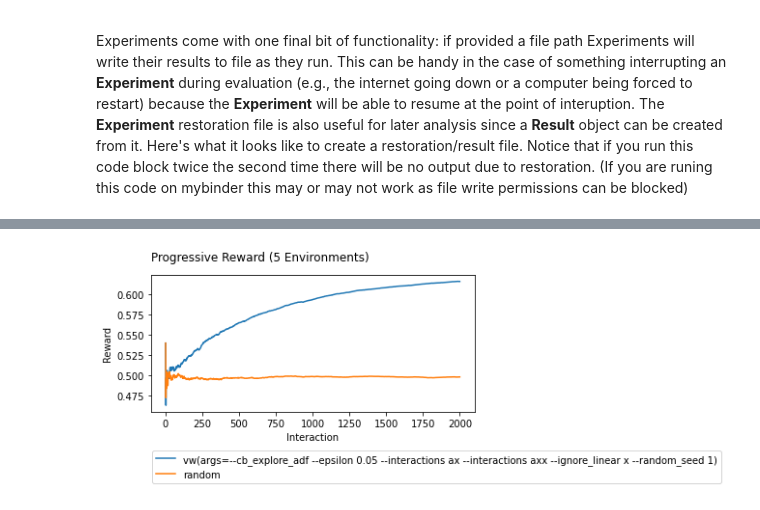
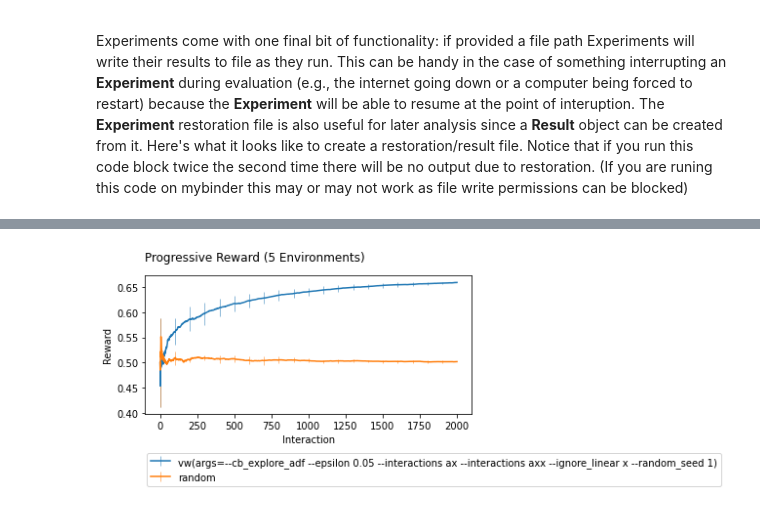
Before and after one commit to VowpalWabbit/coba, a Jupyter notebook: examples/notebooks/Experiments.ipynb, the cells around one changed output, grey strips where cells are left out. Saved outputs shown, nothing was run; the diff lists cells and outputs as text; code cells hidden in the pictures.

```diff
--- a/examples/notebooks/Experiments.ipynb
+++ b/examples/notebooks/Experiments.ipynb
@@ -108,5 +108,5 @@ import coba as cb
 environments = cb.Environments.from_linear_synthetic(2000).shuffle([1,2,3,4,5])
 learners    = [cb.VowpalEpsilonLearner(),cb.RandomLearner()]
 
-cb.Experiment(environments, learners).run('example.log').plot_learners()
+cb.Experiment(environments, learners).run('example.log').plot_learners(err='se')
 # %% [output]
@@ -114 +114 @@ cb.Experiment(environments, learners).run('example.log').plot_learners()
-[figure, old version]
+[figure, new version]
```
Also changed, not shown: parts of 1 cell of this notebook, 10 other files.
